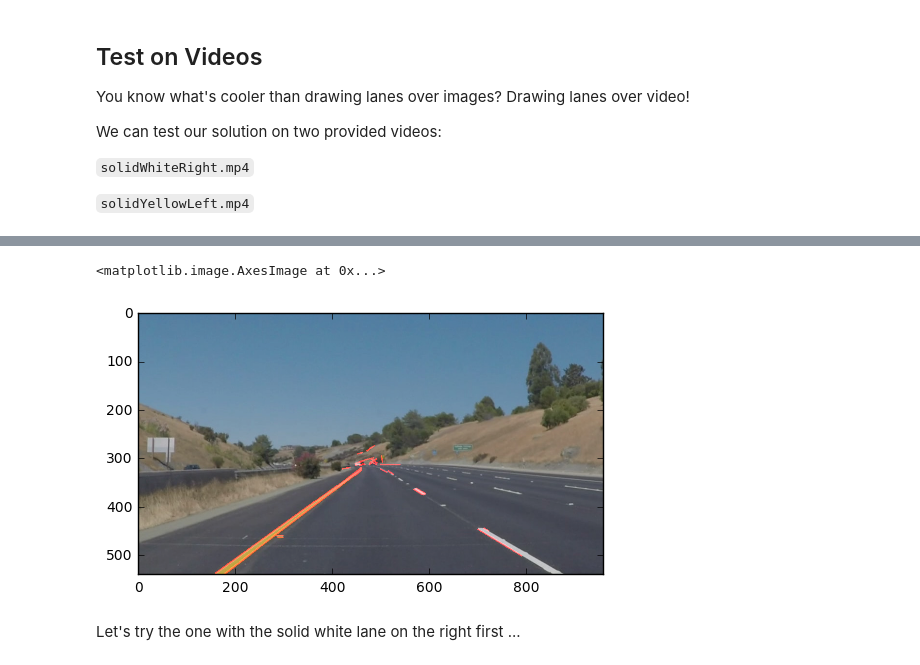
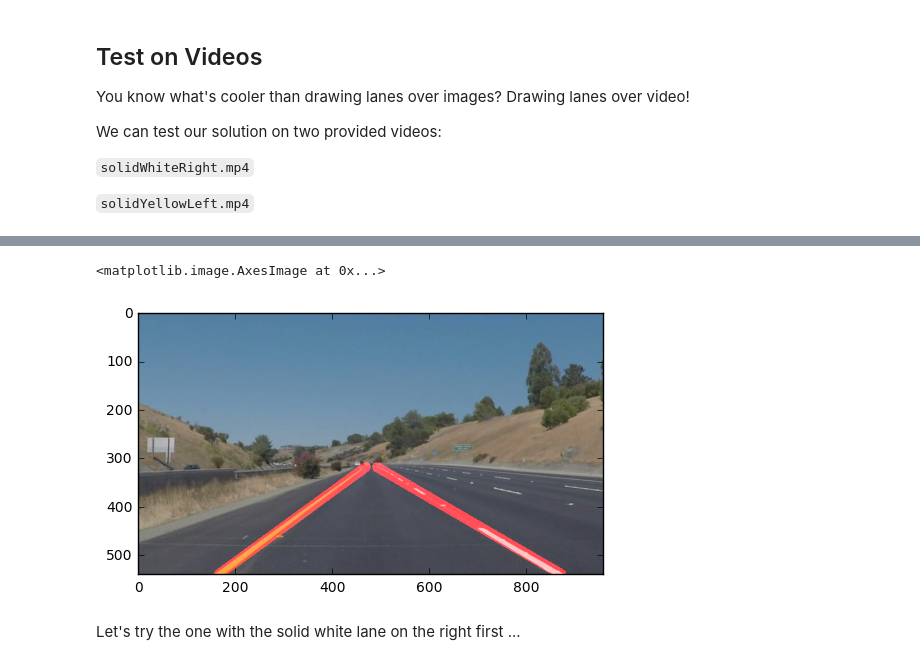
Before and after one commit to sneakerkg/CarND-LaneLines-P1, a Jupyter notebook: P1.ipynb, the cells around one changed output, grey strips where cells are left out. Saved outputs shown, nothing was run; the diff lists cells and outputs as text; code cells hidden in the pictures.

Commit message:
finish v1, get big line

```diff
--- a/P1.ipynb
+++ b/P1.ipynb
@@ -210,42 +252,42 @@ def process_image(image):
     # set a region that should contain line
     imshape = image.shape
     #vertices = np.array([[(0,imshape[0]),(0, 0), (imshape[1], 0), (imshape[1],imshape[0])]], dtype=np.int32)
-    vertices = np.array([[(imshape[1]/8, imshape[0]), (imshape[1]/2, imshape[0]/2), (imshape[1]/8*7, imshape[0])]], dtype=np.int32)
+    vertices = np.array([[(0, imshape[0]), (imshape[1]/2, imshape[0]/7*4), (imshape[1], imshape[0])]], dtype=np.int32)
 
     masked_edges = region_of_interest(edges, vertices)
 
     # Make a blank the same size as our image to draw on
     rho = 1 # distance resolution in pixels of the Hough grid
     theta = np.pi/180 # angular resolution in radians of the Hough grid
     threshold = 10     # minimum number of votes (intersections in Hough grid cell)
-    min_line_length = 10 #minimum number of pixels making up a line
+    min_line_length = 15 #minimum number of pixels making up a line
     max_line_gap = 4    # maximum gap in pixels between connectable line segments
     line_image = np.copy(image)*0 # creating a blank to draw lines on
 
     # Run Hough on edge detected image
     # Output "lines" is an array containing endpoints of detected line segments
     line_img = hough_lines(masked_edges, rho, theta, threshold,
                             min_line_length, max_line_gap)
 
     result = weighted_img(line_img, image)
 
     return result
 
 test_imgs = ['whiteCarLaneSwitch.jpg',
  'solidWhiteCurve.jpg',
  'solidYellowLeft.jpg',
  'solidYellowCurve.jpg',
  'solidWhiteRight.jpg',
  'solidYellowCurve2.jpg']
 
 ex_img = mpimg.imread('test_images/' + test_imgs[5])
 
 result = process_image(ex_img)
 
 plt.imshow(result, cmap='Greys_r')
 # %% [output]
 <matplotlib.image.AxesImage at 0x...>
-[figure, old version]
+[figure, new version]
 # %% [markdown]
 Let's try the one with the solid white lane on the right first ...
 # %%
```
Also changed, not shown: parts of 8 cells of this notebook.
